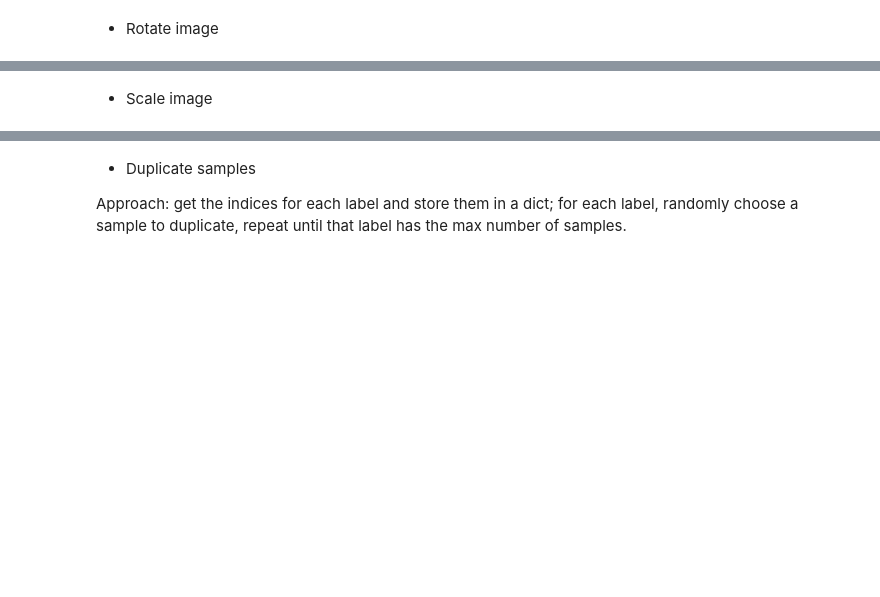
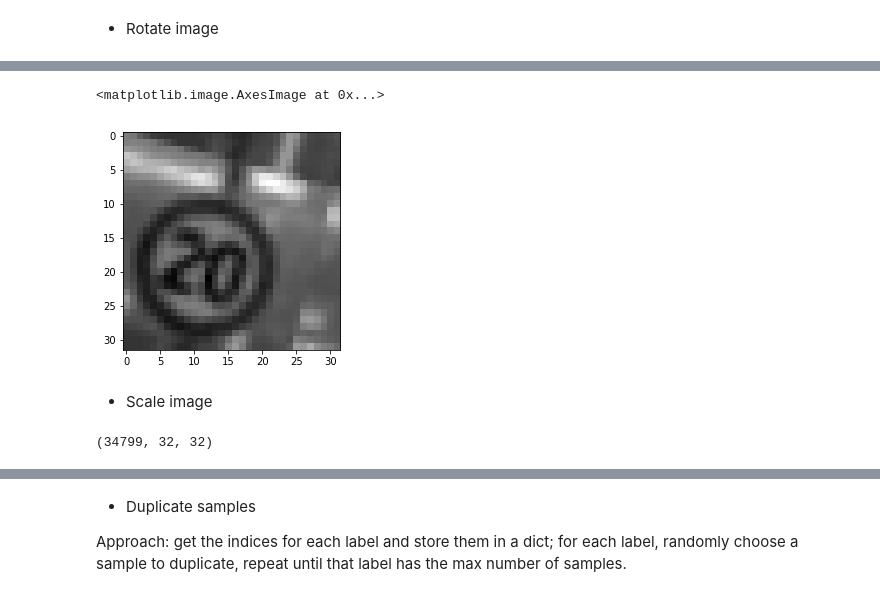
Before and after one commit to trimcao/sdcnd-p2-traffic-signs-classifier, a Jupyter notebook: Traffic_Sign_Classifier.ipynb, the cells around one changed output, grey strips where cells are left out. Drawn from its saved outputs; the diff is of its cells as text; code cells hidden in the pictures; blank space fills up the shorter version.

```diff
--- a/Traffic_Sign_Classifier.ipynb
+++ b/Traffic_Sign_Classifier.ipynb
@@ -221,2 +261,19 @@ plt.imshow(X_train_Y[10000], cmap='gray')
+# %%
+plt.imshow(rotated[10000], cmap='gray')
+# %% [output]
+<matplotlib.image.AxesImage at 0x...>
+[figure, added]
 # %% [markdown]
 - Scale image
+# %%
+zoomed = []
+for i in range(X_train_Y.shape[0]):
+    zoom = random.uniform(0.9, 1.1)
+    tform = transform.AffineTransform(scale=(1/zoom, 1/zoom))
+    imtest = fast_warp(X_train_Y[i], tform,
+                       output_shape = (PIXELS, PIXELS))
+    zoomed.append(imtest)
+zoomed = np.array(zoomed, dtype=np.float32)
+print(zoomed.shape)
+# %% [output]
+(34799, 32, 32)
```
Also changed, not shown: parts of 9 cells of this notebook.
